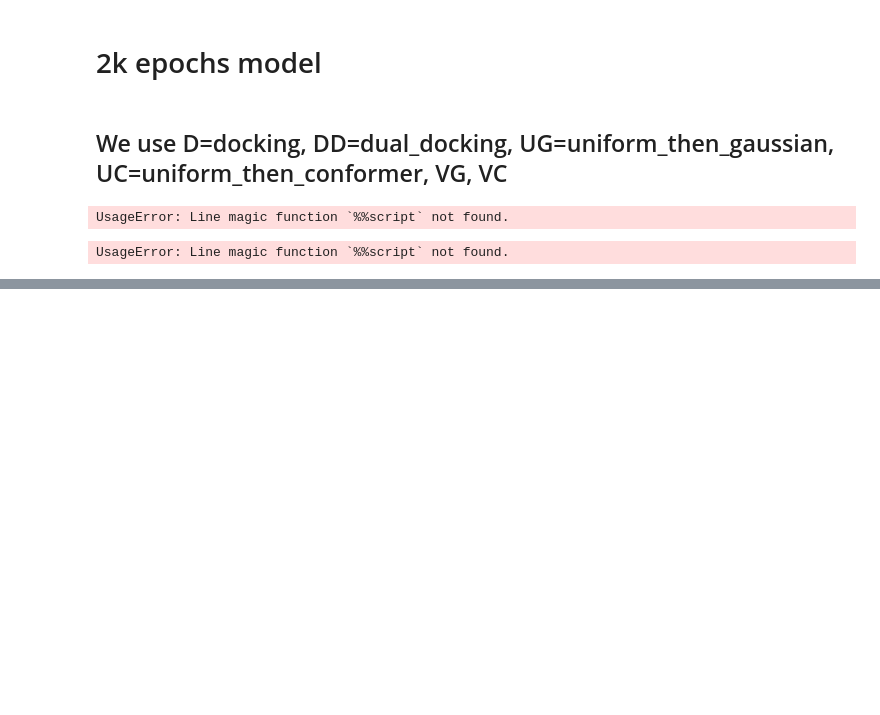
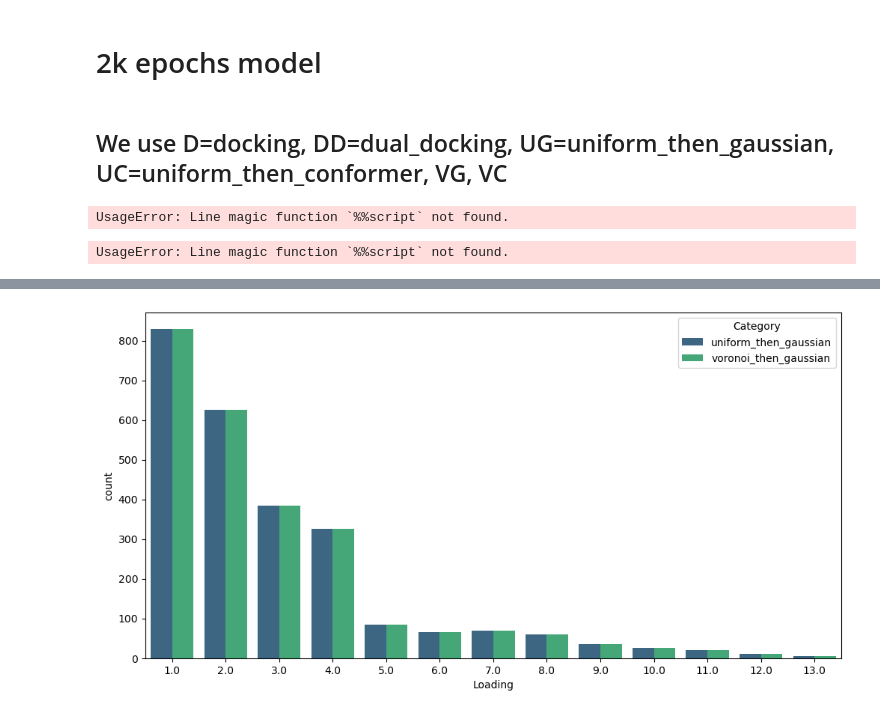
Before and after one commit to maltefranke/flowmm, a Jupyter notebook: notebooks/data_analysis.ipynb, the cells around one changed output, grey strips where cells are left out. Saved outputs shown, nothing was run; the diff lists cells and outputs as text; code cells hidden in the pictures; blank space fills up the shorter version.

```diff
--- a/notebooks/data_analysis.ipynb
+++ b/notebooks/data_analysis.ipynb
@@ -478,0 +431,6 @@ dfs_test1 = eval_for_test_set("test_1")
+# %%
+dfs_test1 = eval_for_test_set(exp_list, "test_1")
+# %%
+make_countplot(dfs_test1, samplings, df_key="loading", x_label="Loading")
+# %% [output]
+[figure, added]
```
Also changed, not shown: parts of 37 cells of this notebook, 1 other file.
